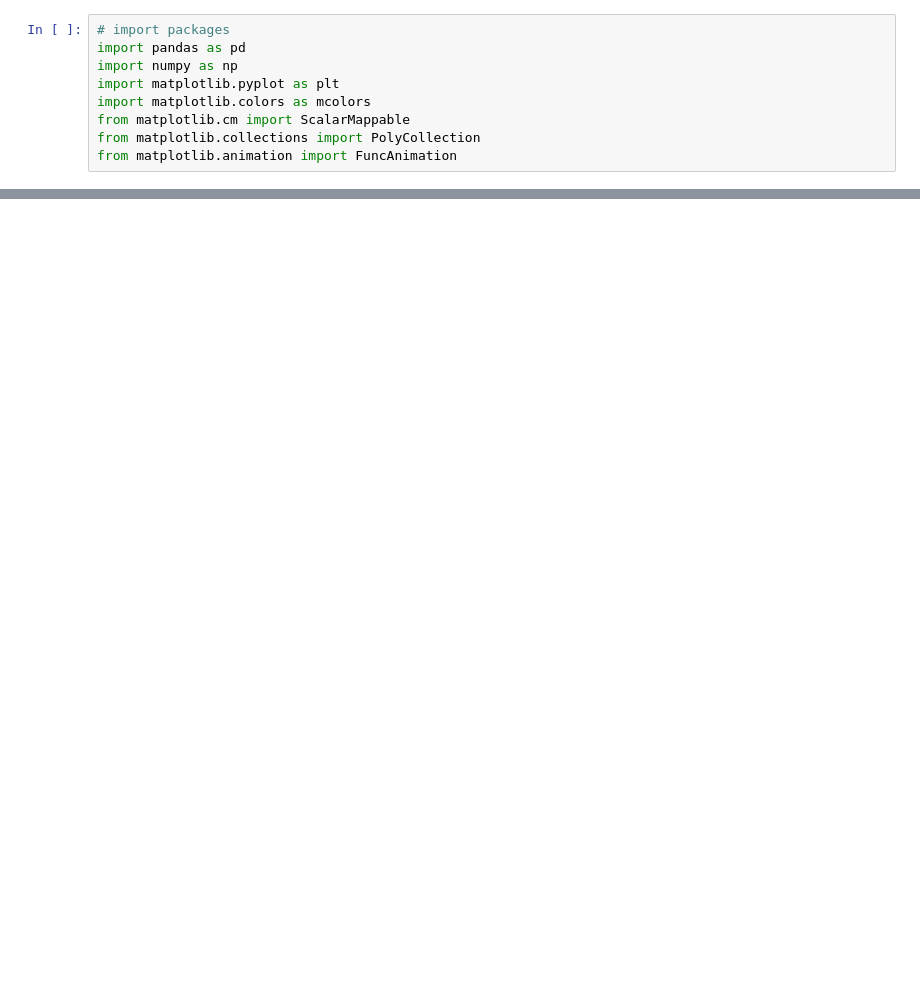
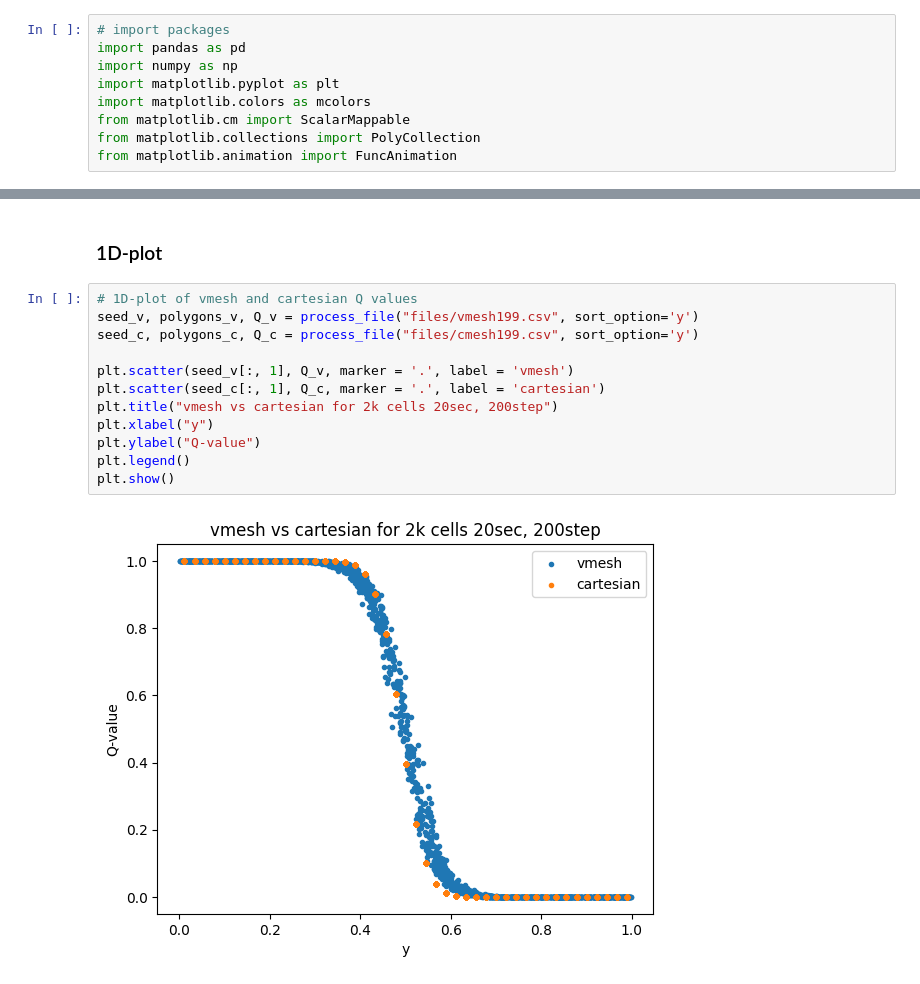
Before and after one commit to lucas56098/hydro_bsc_project, a Jupyter notebook: visualization.ipynb, the cells around one changed output, grey strips where cells are left out. Saved outputs shown, nothing was run; the diff lists cells and outputs as text; blank space fills up the shorter version.

```diff
--- a/visualization.ipynb
+++ b/visualization.ipynb
@@ -65,0 +103,16 @@ plt.show()
+# %% [markdown]
+### 1D-plot
+# %%
+# 1D-plot of vmesh and cartesian Q values
+seed_v, polygons_v, Q_v = process_file("files/vmesh199.csv", sort_option='y')
+seed_c, polygons_c, Q_c = process_file("files/cmesh199.csv", sort_option='y')
+
+plt.scatter(seed_v[:, 1], Q_v, marker = '.', label = 'vmesh')
+plt.scatter(seed_c[:, 1], Q_c, marker = '.', label = 'cartesian')
+plt.title("vmesh vs cartesian for 2k cells 20sec, 200step")
+plt.xlabel("y")
+plt.ylabel("Q-value")
+plt.legend()
+plt.show()
+# %% [output]
+[figure, added]
```
Also changed, not shown: parts of 7 cells of this notebook, 27 other files.
